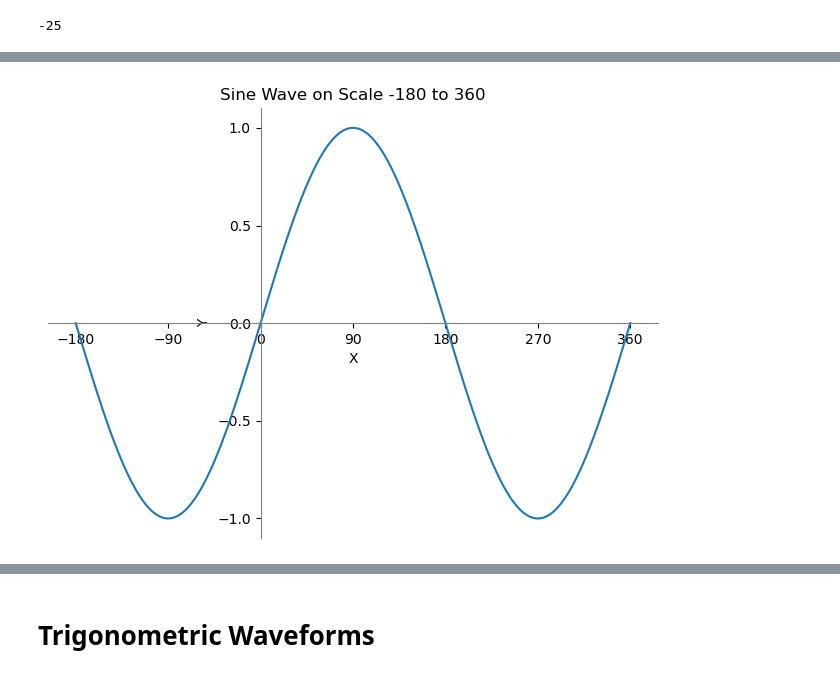
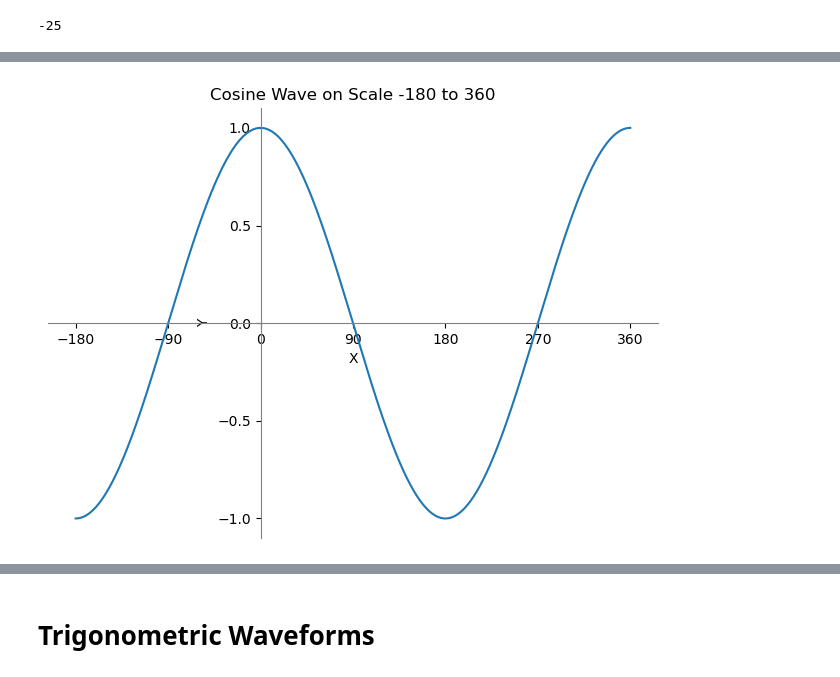
Before and after one commit to marcocrowe/learn-computer-maths, a Jupyter notebook: functions.ipynb, the cells around one changed output, grey strips where cells are left out. Cells and saved outputs as stored; diff of their text form; code cells hidden in the pictures.

```diff
--- a/functions.ipynb
+++ b/functions.ipynb
@@ -51,7 +111,14 @@ g(-8)
 # %%
-def graph_function(x_values, y_values, title, x_label, y_label):
+def graph_function(lines: list, title, x_label, y_label):
     # Plot the sine wave for the range from -180 to 360
-    plt.plot(x_values, y_values)
+    for line in lines:
+        plt.plot(
+            line.x_values,
+            line.y_values,
+            color=line.color,
+            linestyle=line.line_style,
+            linewidth=line.line_width,
+        )
     plt.title(title)
     plt.xlabel(x_label)
     plt.ylabel(y_label)
@@ -79,8 +169,8 @@ def graph_function(x_values, y_values, title, x_label, y_label):
 # %%
 # Define the x-axis values
 x_values = linspace(-180, 360, 1_000)  # Range from -180 to 360
 # Generate the y-axis values (sine values)
-y_values = sin(x_values * np.pi / 180)  # Convert degrees to radians for x2
-graph_function(x_values, y_values, "Sine Wave on Scale -180 to 360", "X", "Y")
+y_values = cos(x_values * pi / 180)  # Convert degrees to radians for x2
+graph_function(x_values, y_values, "Cosine Wave on Scale -180 to 360", "X", "Y")
 # %% [output]
-[figure, old version]
+[figure, new version]
```
Also changed, not shown: parts of 5 cells of this notebook.
